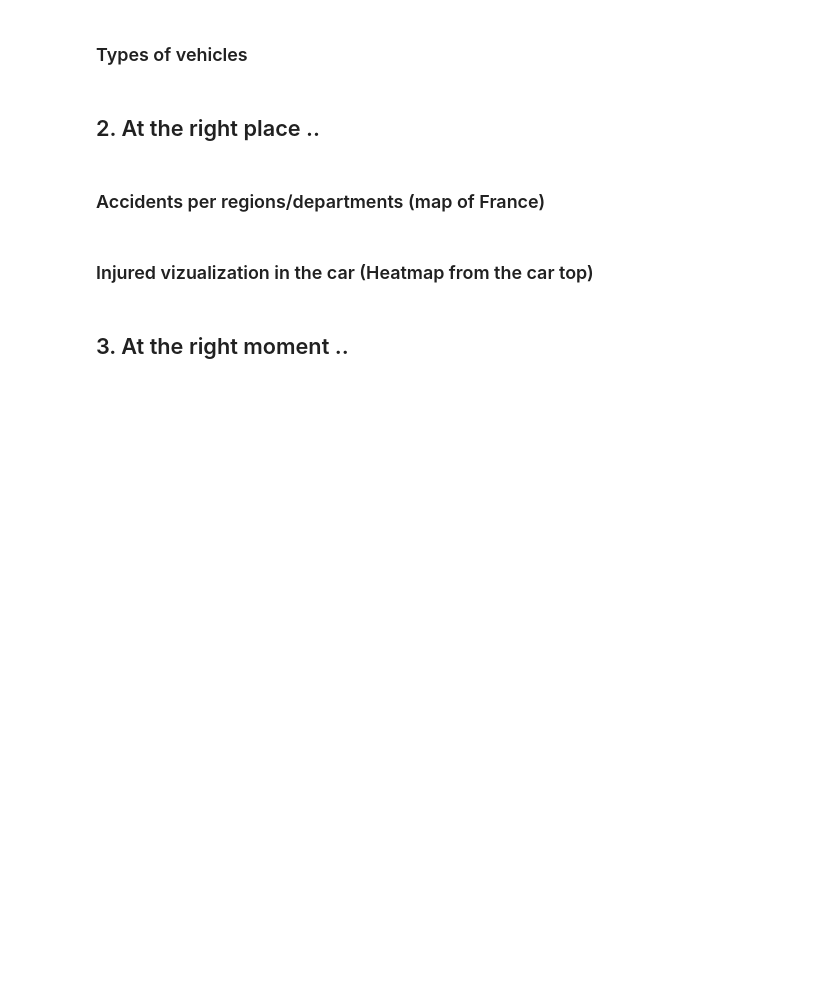
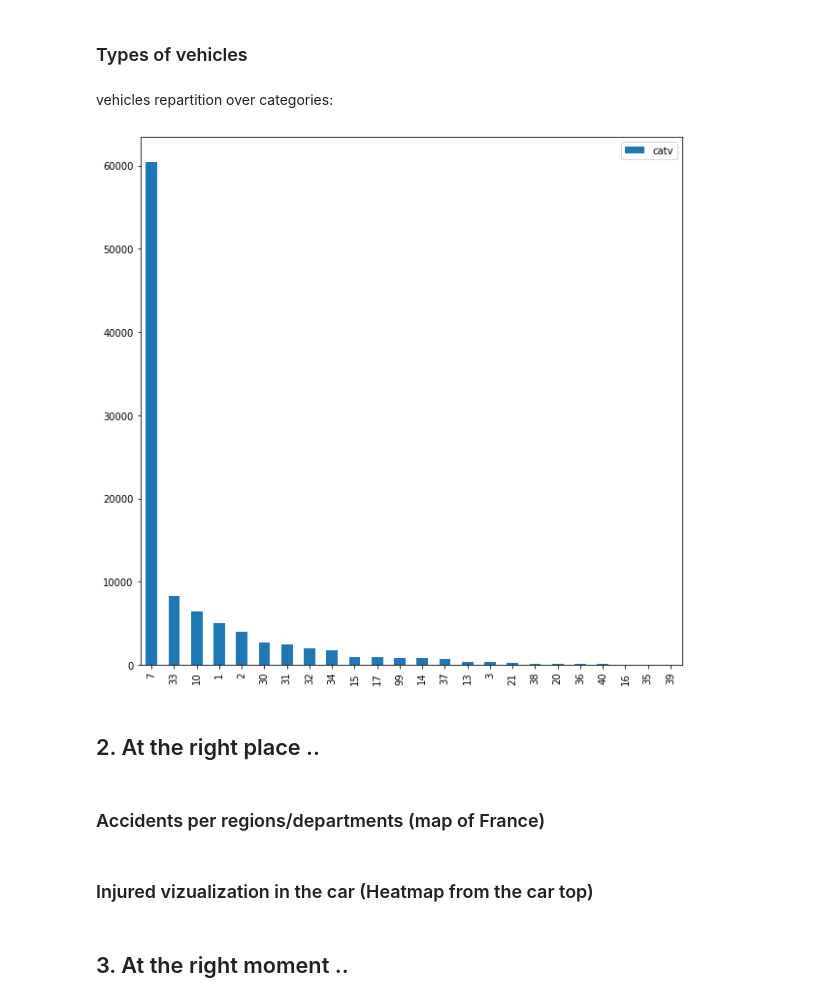
Before and after one commit to sinitame/epfl-ada-project, a Jupyter notebook: notebooks/milestone-2.ipynb, the cells around one changed output. Saved outputs shown, nothing was run; the diff lists cells and outputs as text; code cells hidden in the pictures; blank space fills up the shorter version.

```diff
--- a/notebooks/milestone-2.ipynb
+++ b/notebooks/milestone-2.ipynb
@@ -21,3 +48,9 @@ The goal of the introduction is to present key figures of the dataset.
+# %% [markdown]
+vehicles repartition over categories:
+# %%
+plot_vehicles_cat(data_vehicles)
+# %% [output]
+[figure, added]
 # %% [markdown]
 ## 2. At the right place ..
 # %% [markdown]
```
Also changed, not shown: parts of 8 cells of this notebook, 2 other files.
